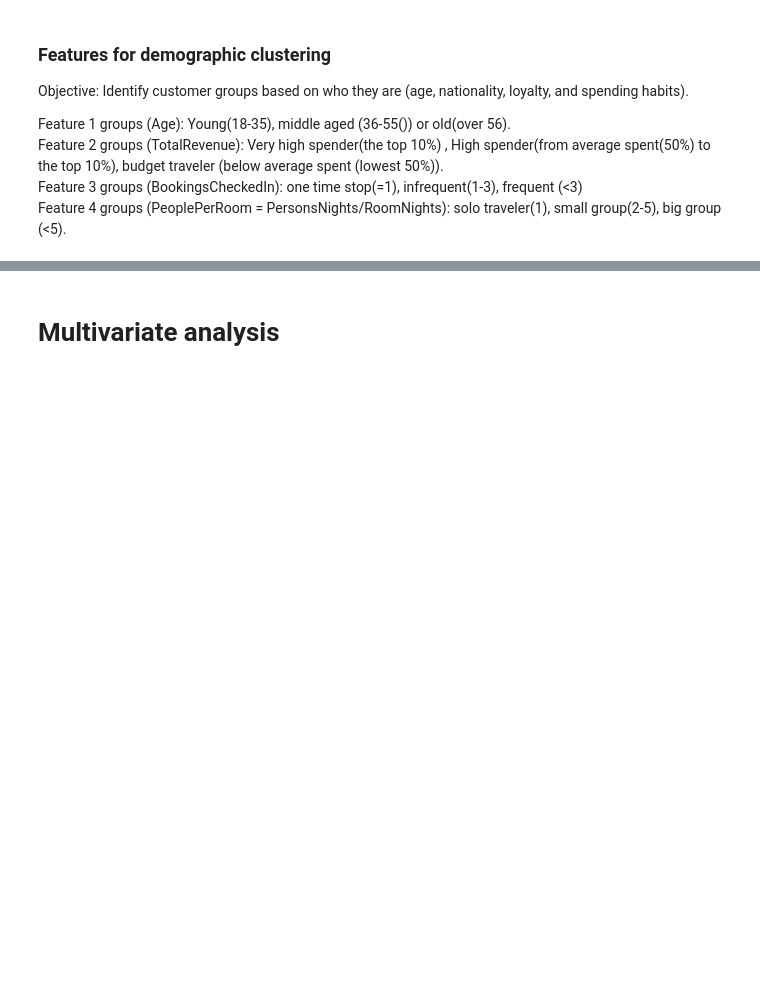
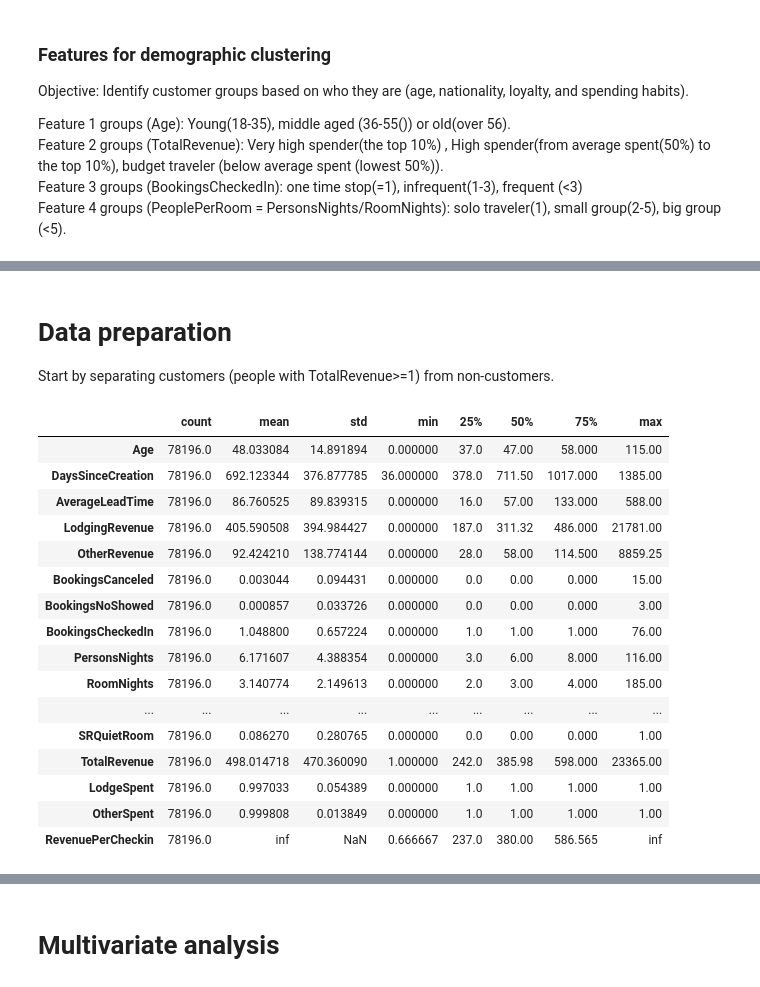
Before and after one commit to RubenCMarques/Hotel-Customer-Segmentation, a Jupyter notebook: Notebooks/Diogo_workspace.ipynb, the cells around one changed output, grey strips where cells are left out. Drawn from its saved outputs; the diff is of its cells as text; code cells hidden in the pictures; blank space fills up the shorter version.

```diff
--- a/Notebooks/Diogo_workspace.ipynb
+++ b/Notebooks/Diogo_workspace.ipynb
@@ -1071,0 +1072,27 @@ data[demographic_features].sample(5)
+# %% [markdown]
+# Data preparation
+
+Start by separating customers (people with TotalRevenue>=1) from non-customers. <br>
+# %%
+# Create a dataframe with only customers who have spent
+customers = data[data['TotalRevenue']>0]
+# %%
+customers.describe().T
+# %% [output]
+|  | count | mean | std | min | 25% | 50% | 75% | max |
+| Age | 78196.0 | 48.033084 | 14.891894 | 0.000000 | 37.0 | 47.00 | 58.000 | 115.00 |
+| DaysSinceCreation | 78196.0 | 692.123344 | 376.877785 | 36.000000 | 378.0 | 711.50 | 1017.000 | 1385.00 |
+| AverageLeadTime | 78196.0 | 86.760525 | 89.839315 | 0.000000 | 16.0 | 57.00 | 133.000 | 588.00 |
+| LodgingRevenue | 78196.0 | 405.590508 | 394.984427 | 0.000000 | 187.0 | 311.32 | 486.000 | 21781.00 |
+| OtherRevenue | 78196.0 | 92.424210 | 138.774144 | 0.000000 | 28.0 | 58.00 | 114.500 | 8859.25 |
+| BookingsCanceled | 78196.0 | 0.003044 | 0.094431 | 0.000000 | 0.0 | 0.00 | 0.000 | 15.00 |
+| BookingsNoShowed | 78196.0 | 0.000857 | 0.033726 | 0.000000 | 0.0 | 0.00 | 0.000 | 3.00 |
+| BookingsCheckedIn | 78196.0 | 1.048800 | 0.657224 | 0.000000 | 1.0 | 1.00 | 1.000 | 76.00 |
+| PersonsNights | 78196.0 | 6.171607 | 4.388354 | 0.000000 | 3.0 | 6.00 | 8.000 | 116.00 |
+| RoomNights | 78196.0 | 3.140774 | 2.149613 | 0.000000 | 2.0 | 3.00 | 4.000 | 185.00 |
+| ... | ... | ... | ... | ... | ... | ... | ... | ... |
+| SRQuietRoom | 78196.0 | 0.086270 | 0.280765 | 0.000000 | 0.0 | 0.00 | 0.000 | 1.00 |
+| TotalRevenue | 78196.0 | 498.014718 | 470.360090 | 1.000000 | 242.0 | 385.98 | 598.000 | 23365.00 |
+| LodgeSpent | 78196.0 | 0.997033 | 0.054389 | 0.000000 | 1.0 | 1.00 | 1.000 | 1.00 |
+| OtherSpent | 78196.0 | 0.999808 | 0.013849 | 0.000000 | 1.0 | 1.00 | 1.000 | 1.00 |
+| RevenuePerCheckin | 78196.0 | inf | NaN | 0.666667 | 237.0 | 380.00 | 586.565 | inf |
```
Also changed, not shown: parts of 13 cells of this notebook, 1 other file.
